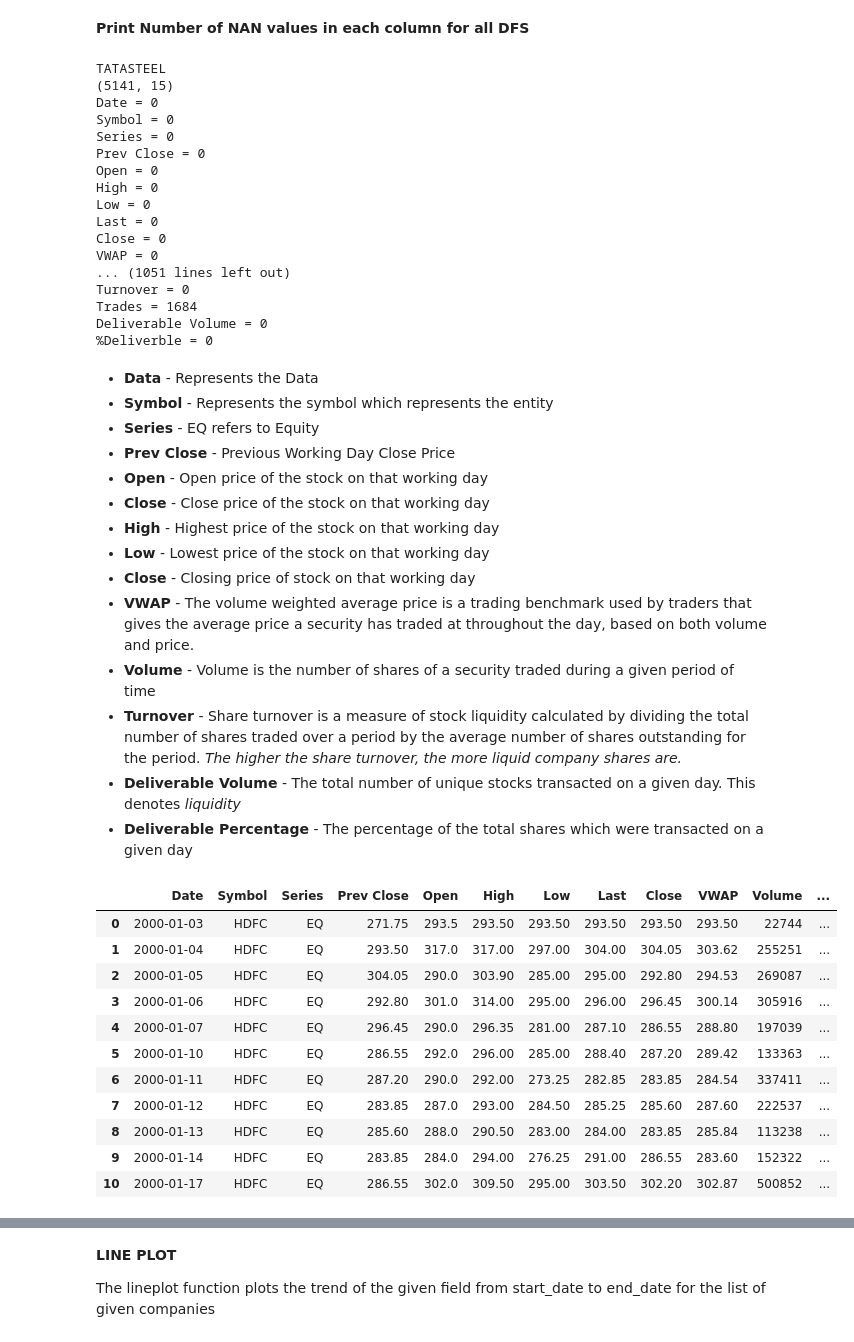
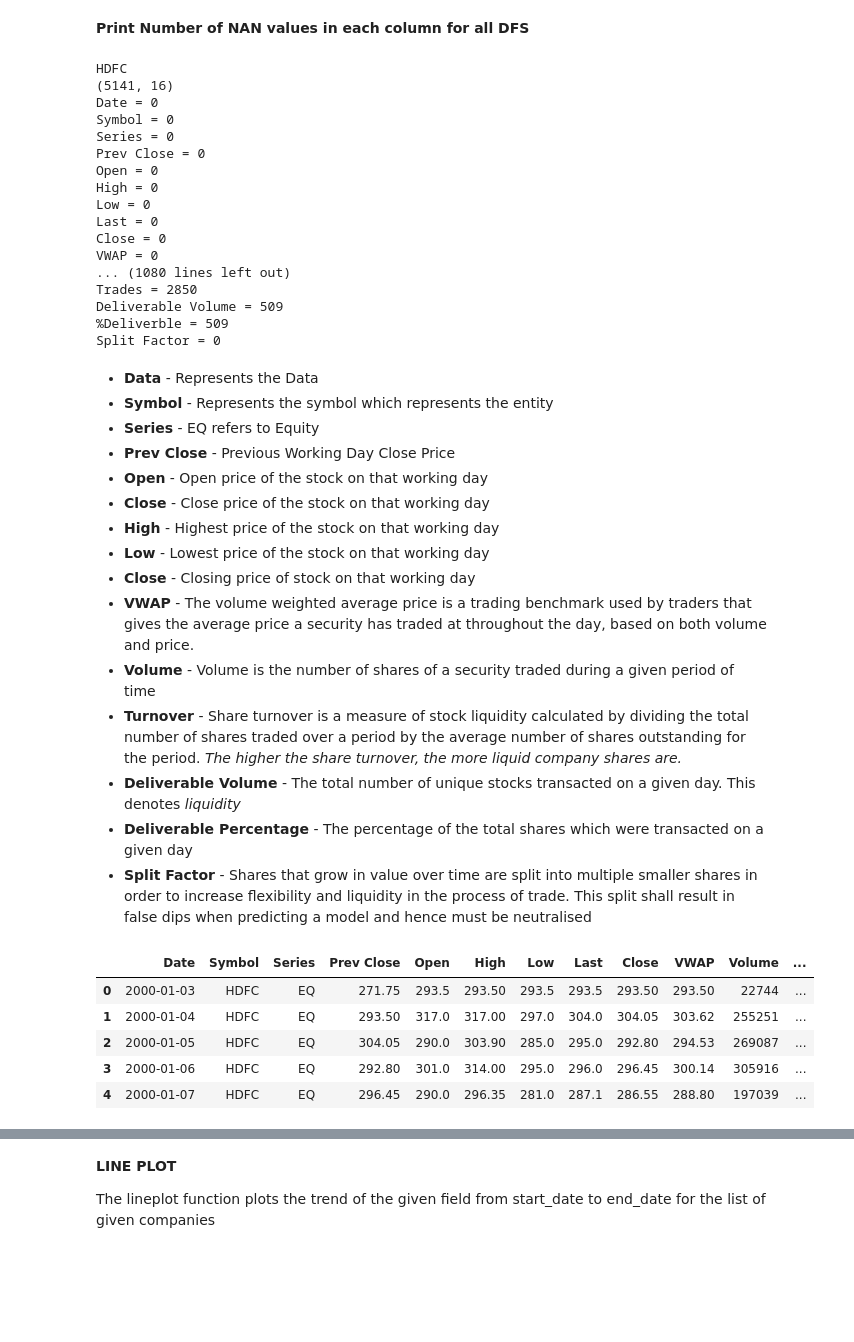
Before and after one commit to paper-plain-dosa/stock-analysis, a Jupyter notebook: Small_Data_EDA.ipynb, the cells around one changed output, grey strips where cells are left out. Drawn from its saved outputs; the diff is of its cells as text; code cells hidden in the pictures; blank space fills up the shorter version.

```diff
--- a/Small_Data_EDA.ipynb
+++ b/Small_Data_EDA.ipynb
@@ -23,6 +22,22 @@ from plotly import graph_objects as go
 
 reads all the CSV files in the path and returns a dictionary. ignore_list contains the files to be ignored
 # %%
+def identify_splits(df):
+    split_list=[(0,df.loc[0],1)]
+    for j,i in df.iterrows():
+        if(i["Prev Close"]>1.25*i["Open"]):
+            split_list.append((j,i,i["Prev Close"]/i["Open"]))
+    return split_list
+
+def factor_list(df):
+    factor=[1 for i in range(df.size)]
+    split_list=identify_splits(df)
+    for i in split_list[1:]:
+        for j in range(i[0],df.size):
+            factor[j]*=i[2]
+    return factor
+
+
 def readallCSV(path,ignore_list=[]):
     allCSV={}
     for i in os.listdir(path):
@@ -30,9 +45,12 @@ def readallCSV(path,ignore_list=[]):
             df=pd.read_csv(path+i)
             df['Date'] = pd.to_datetime(df['Date'], format='%Y-%m-%d')
             df.set_index(["Date"])
+            fact_list=factor_list(df)
+#             print(i,df.size,len(fact_list))
+            df["Split Factor"]=pd.Series(fact_list)
             allCSV[i[0:-4]]=df
     print(allCSV.keys())
     return allCSV
 # %%
-allCSV=readallCSV('./Small_Data/',['stock_metadata.csv'])
+allCSV=readallCSV('./Small_Data/',['stock_metadata.csv','NIFTY50_all.csv'])
 # %% [output]
@@ -47,8 +65,8 @@ for df in allCSV:
         print(i,allCSV[df][i].isnull().sum(),sep=' = ')
     print("\n\n\n")
 # %% [output]
-TATASTEEL
-(5141, 15)
+HDFC
+(5141, 16)
 Date = 0
 Symbol = 0
 Series = 0
@@ -59,11 +77,11 @@ Low = 0
 Last = 0
 Close = 0
 VWAP = 0
-... (1051 lines left out)
-Turnover = 0
-Trades = 1684
-Deliverable Volume = 0
-%Deliverble = 0
+... (1080 lines left out)
+Trades = 2850
+Deliverable Volume = 509
+%Deliverble = 509
+Split Factor = 0
 # %% [markdown]
 * **Data** - Represents the Data
 * **Symbol** - Represents the symbol which represents the entity
@@ -79,21 +97,16 @@ Deliverable Volume = 0
 * **Turnover** - Share turnover is a measure of stock liquidity calculated by dividing the total number of shares traded over a period by the average number of shares outstanding for the period. *The higher the share turnover, the more liquid company shares are.*
 * **Deliverable Volume**  - The total number of unique stocks transacted on a given day. This denotes *liquidity*
 * **Deliverable Percentage** - The percentage of the total shares which were transacted on a given day
+* **Split Factor** - Shares that grow in value over time are split into multiple smaller shares in order to increase flexibility and liquidity in the process of trade. This split shall result in false dips when predicting a model and hence must be neutralised
 # %%
-allCSV["HDFC"].head(11)
+allCSV["HDFC"].head()
 # %% [output]
 |  | Date | Symbol | Series | Prev Close | Open | High | Low | Last | Close | VWAP | Volume | ... |
-| 0 | 2000-01-03 | HDFC | EQ | 271.75 | 293.5 | 293.50 | 293.50 | 293.50 | 293.50 | 293.50 | 22744 | ... |
-| 1 | 2000-01-04 | HDFC | EQ | 293.50 | 317.0 | 317.00 | 297.00 | 304.00 | 304.05 | 303.62 | 255251 | ... |
-| 2 | 2000-01-05 | HDFC | EQ | 304.05 | 290.0 | 303.90 | 285.00 | 295.00 | 292.80 | 294.53 | 269087 | ... |
-| 3 | 2000-01-06 | HDFC | EQ | 292.80 | 301.0 | 314.00 | 295.00 | 296.00 | 296.45 | 300.14 | 305916 | ... |
-| 4 | 2000-01-07 | HDFC | EQ | 296.45 | 290.0 | 296.35 | 281.00 | 287.10 | 286.55 | 288.80 | 197039 | ... |
-| 5 | 2000-01-10 | HDFC | EQ | 286.55 | 292.0 | 296.00 | 285.00 | 288.40 | 287.20 | 289.42 | 133363 | ... |
-| 6 | 2000-01-11 | HDFC | EQ | 287.20 | 290.0 | 292.00 | 273.25 | 282.85 | 283.85 | 284.54 | 337411 | ... |
-| 7 | 2000-01-12 | HDFC | EQ | 283.85 | 287.0 | 293.00 | 284.50 | 285.25 | 285.60 | 287.60 | 222537 | ... |
-| 8 | 2000-01-13 | HDFC | EQ | 285.60 | 288.0 | 290.50 | 283.00 | 284.00 | 283.85 | 285.84 | 113238 | ... |
-| 9 | 2000-01-14 | HDFC | EQ | 283.85 | 284.0 | 294.00 | 276.25 | 291.00 | 286.55 | 283.60 | 152322 | ... |
-| 10 | 2000-01-17 | HDFC | EQ | 286.55 | 302.0 | 309.50 | 295.00 | 303.50 | 302.20 | 302.87 | 500852 | ... |
+| 0 | 2000-01-03 | HDFC | EQ | 271.75 | 293.5 | 293.50 | 293.5 | 293.5 | 293.50 | 293.50 | 22744 | ... |
+| 1 | 2000-01-04 | HDFC | EQ | 293.50 | 317.0 | 317.00 | 297.0 | 304.0 | 304.05 | 303.62 | 255251 | ... |
+| 2 | 2000-01-05 | HDFC | EQ | 304.05 | 290.0 | 303.90 | 285.0 | 295.0 | 292.80 | 294.53 | 269087 | ... |
+| 3 | 2000-01-06 | HDFC | EQ | 292.80 | 301.0 | 314.00 | 295.0 | 296.0 | 296.45 | 300.14 | 305916 | ... |
+| 4 | 2000-01-07 | HDFC | EQ | 296.45 | 290.0 | 296.35 | 281.0 | 287.1 | 286.55 | 288.80 | 197039 | ... |
 # %% [markdown]
 **CANDLE PLOT TIME SERIES**
 
```
Also changed, not shown: parts of 13 cells of this notebook.
